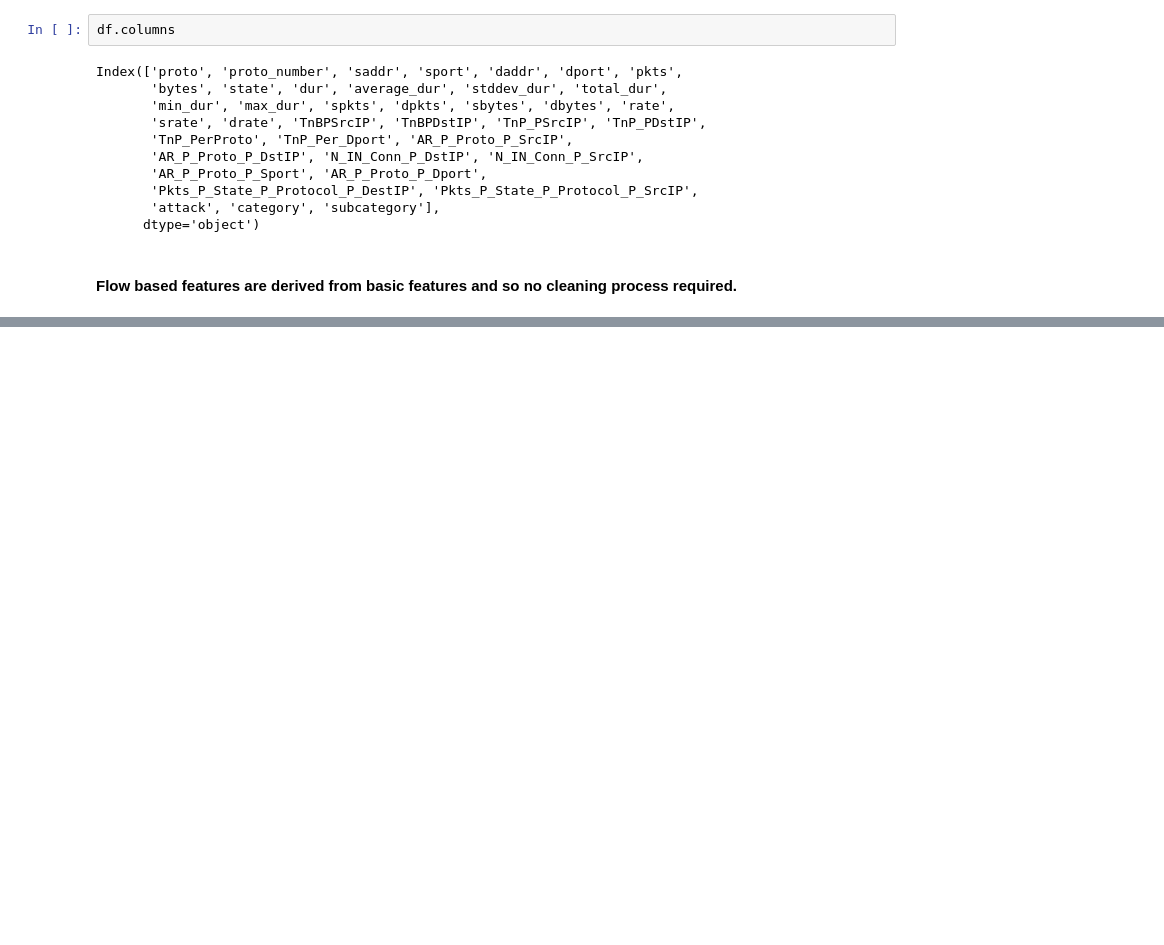
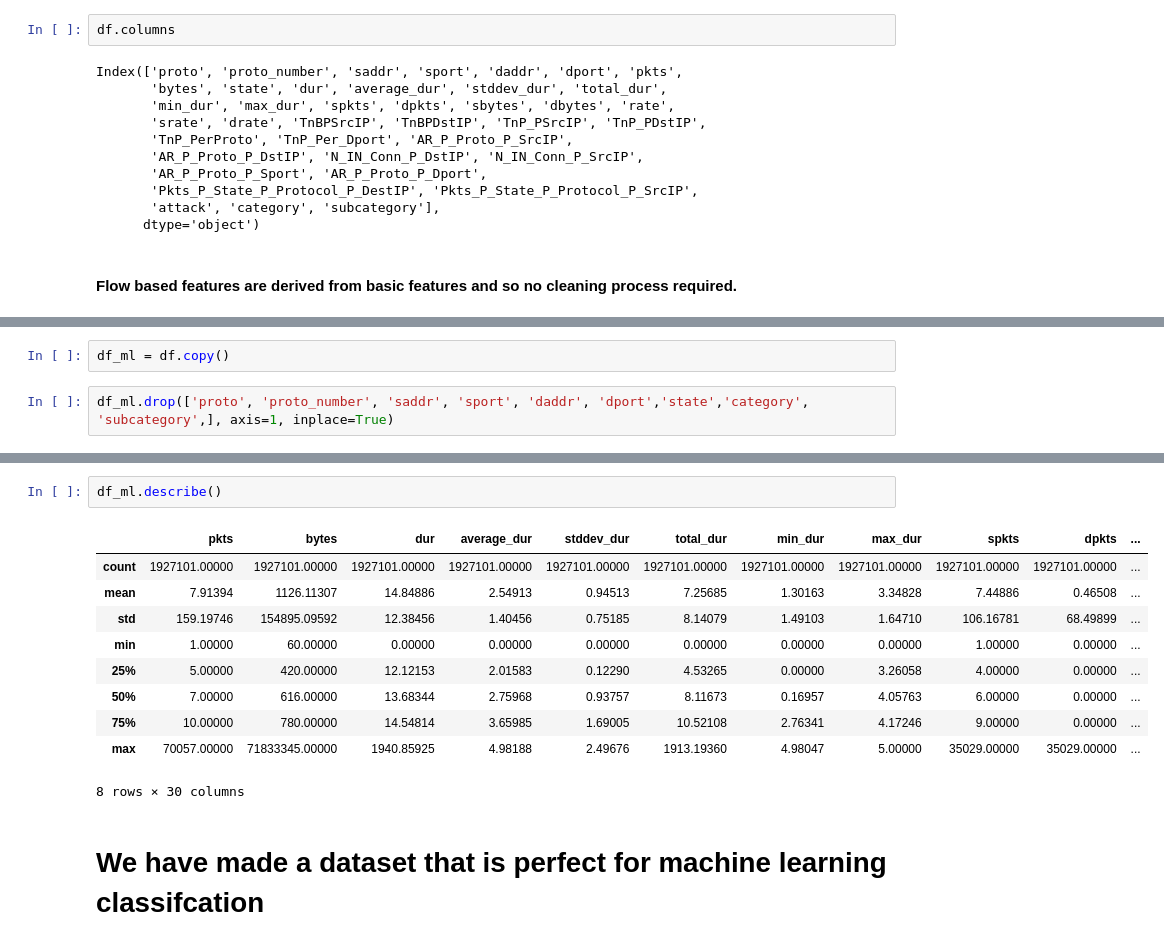
Before and after one commit to Siddharth1698/Analysis-of-DDoS-attack-from-Botnet-devices-using-Machine-Learning-Classifiers, a Jupyter notebook: Data Wrangling and Analysis.ipynb, the cells around one changed output, grey strips where cells are left out. Cells and saved outputs as stored; diff of their text form; blank space fills up the shorter version.

Commit message:
ML Dataset has been generated

```diff
--- a/Data Wrangling and Analysis.ipynb
+++ b/Data Wrangling and Analysis.ipynb
@@ -636,0 +658,4 @@ Index(['proto', 'proto_number', 'saddr', 'sport', 'daddr', 'dport', 'pkts',
+# %%
+df_ml = df.copy()
+# %%
+df_ml.drop(['proto', 'proto_number', 'saddr', 'sport', 'daddr', 'dport','state','category', 'subcategory',], axis=1, inplace=True)
@@ -636,0 +674,15 @@ Index(['proto', 'proto_number', 'saddr', 'sport', 'daddr', 'dport', 'pkts',
+# %%
+df_ml.describe()
+# %% [output]
+|  | pkts | bytes | dur | average_dur | stddev_dur | total_dur | min_dur | max_dur | spkts | dpkts | ... |
+| count | 1927101.00000 | 1927101.00000 | 1927101.00000 | 1927101.00000 | 1927101.00000 | 1927101.00000 | 1927101.00000 | 1927101.00000 | 1927101.00000 | 1927101.00000 | ... |
+| mean | 7.91394 | 1126.11307 | 14.84886 | 2.54913 | 0.94513 | 7.25685 | 1.30163 | 3.34828 | 7.44886 | 0.46508 | ... |
+| std | 159.19746 | 154895.09592 | 12.38456 | 1.40456 | 0.75185 | 8.14079 | 1.49103 | 1.64710 | 106.16781 | 68.49899 | ... |
+| min | 1.00000 | 60.00000 | 0.00000 | 0.00000 | 0.00000 | 0.00000 | 0.00000 | 0.00000 | 1.00000 | 0.00000 | ... |
+| 25% | 5.00000 | 420.00000 | 12.12153 | 2.01583 | 0.12290 | 4.53265 | 0.00000 | 3.26058 | 4.00000 | 0.00000 | ... |
+| 50% | 7.00000 | 616.00000 | 13.68344 | 2.75968 | 0.93757 | 8.11673 | 0.16957 | 4.05763 | 6.00000 | 0.00000 | ... |
+| 75% | 10.00000 | 780.00000 | 14.54814 | 3.65985 | 1.69005 | 10.52108 | 2.76341 | 4.17246 | 9.00000 | 0.00000 | ... |
+| max | 70057.00000 | 71833345.00000 | 1940.85925 | 4.98188 | 2.49676 | 1913.19360 | 4.98047 | 5.00000 | 35029.00000 | 35029.00000 | ... |
+8 rows × 30 columns
+# %% [markdown]
+# We have made a dataset that is perfect for machine learning classifcation
```
Also changed, not shown: parts of 6 cells of this notebook.
